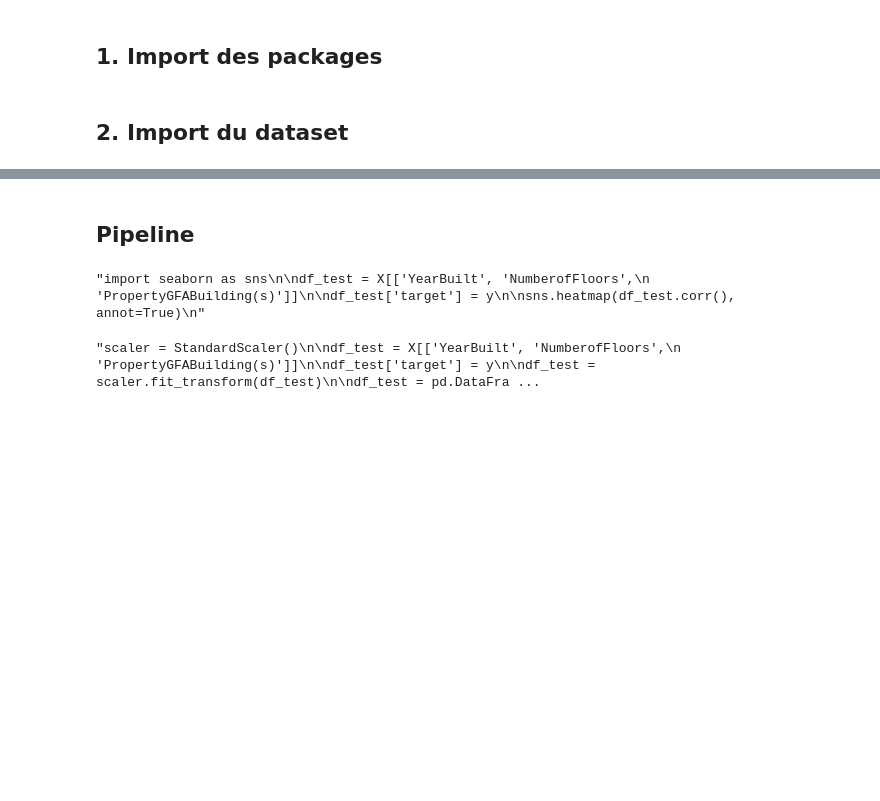
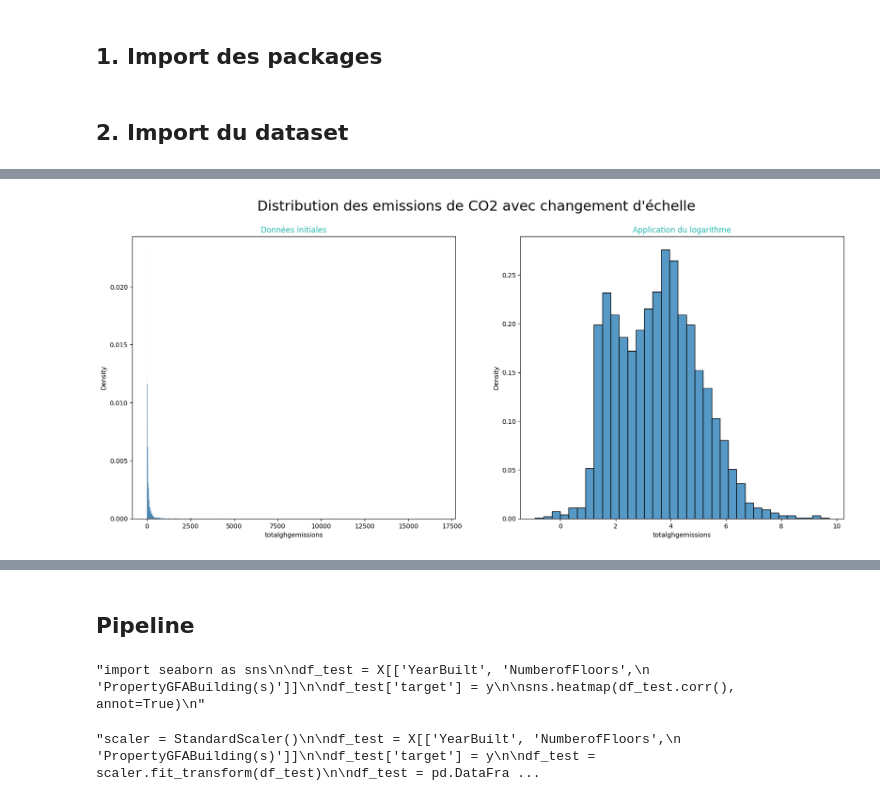
Before and after one commit to data-IA-2022/CO2_Maud_Tarik, a Jupyter notebook: model-multioutput.ipynb, the cells around one changed output, grey strips where cells are left out. Cells and saved outputs as stored; diff of their text form; code cells hidden in the pictures; blank space fills up the shorter version.

```diff
--- a/model-multioutput.ipynb
+++ b/model-multioutput.ipynb
@@ -135,0 +52,21 @@ import pickle
+# %%
+credential = DefaultAzureCredential()
+appconfig_conn_str = "Endpoint=https://app-co2-config.azconfig.io;Id=8/Iv;Secret=8qfVLXI2aDt1Wg0jPMnCLx5lHIDvdAuzucBti8of7+M="
+appconfig_client = AzureAppConfigurationClient.from_connection_string(connection_string=appconfig_conn_str)
+
+# Retrieve the connection string from Azure App Configuration
+setting = appconfig_client.get_configuration_setting(key="pg-connect-string")
+secret_value = setting.value
+
+# Create the SQLAlchemy engine
+engine = create_engine(secret_value)
+print(engine)
+data_year = 2016
+with engine.begin() as conn:
+        print(conn)
+        result = conn.execute(text(f"""SELECT totalghgemissions, "siteenergyusekWh", haversinedistance, yearbuilt, "is_using_electricitykWh", "is_using_naturalgaskWh", "is_using_steamusekWh",
+   largestpropertyusetypegfa, numberofbuildings, numberoffloors, propertygfabuildings, buildingtype, primarypropertytype FROM super_table_tm WHERE datayear='{data_year}'"""))
+        # Create a DataFrame from the query result
+        df = pd.DataFrame(result.fetchall(), columns=result.keys())
+
+df.head()
@@ -135,0 +82,5 @@ import pickle
+# %%
+# drop nan
+df.dropna(axis=0, inplace=True)
+# check
+df.describe()
@@ -135,0 +118,8 @@ import pickle
+# %%
+X = df.drop(['totalghgemissions','siteenergyusekWh'], axis=1)
+Y = df[['totalghgemissions','siteenergyusekWh']]
+X_train, X_test, Y_train, Y_test = train_test_split(X, Y, test_size=0.2, random_state=42)
+
+
+print("Entrainement: {} lignes,\nTest: {} lignes.\n".format(X_train.shape[0],
+                                                            X_test.shape[0]))
@@ -135,0 +162,13 @@ import pickle
+# %%
+logtransformer = FunctionTransformer(np.log, inverse_func = np.exp, check_inverse = True)
+Y_log = logtransformer.transform(Y)
+
+fig, axes = plt.subplots(nrows=1, ncols=2, sharex=False, sharey=False, figsize=(20,8))
+sns.histplot(data=Y, x='totalghgemissions', stat="density", ax=axes[0])
+axes[0].set_title("Données initiales", color='#2cb7b0')
+sns.histplot(data=Y_log, x='totalghgemissions', stat="density", ax=axes[1])
+axes[1].set_title("Application du logarithme", color='#2cb7b0')
+plt.suptitle("Distribution des emissions de CO2 avec changement d'échelle", fontsize=22)
+plt.show()
+# %% [output]
+[figure, added]
```
Also changed, not shown: parts of 44 cells of this notebook, 6 other files.
